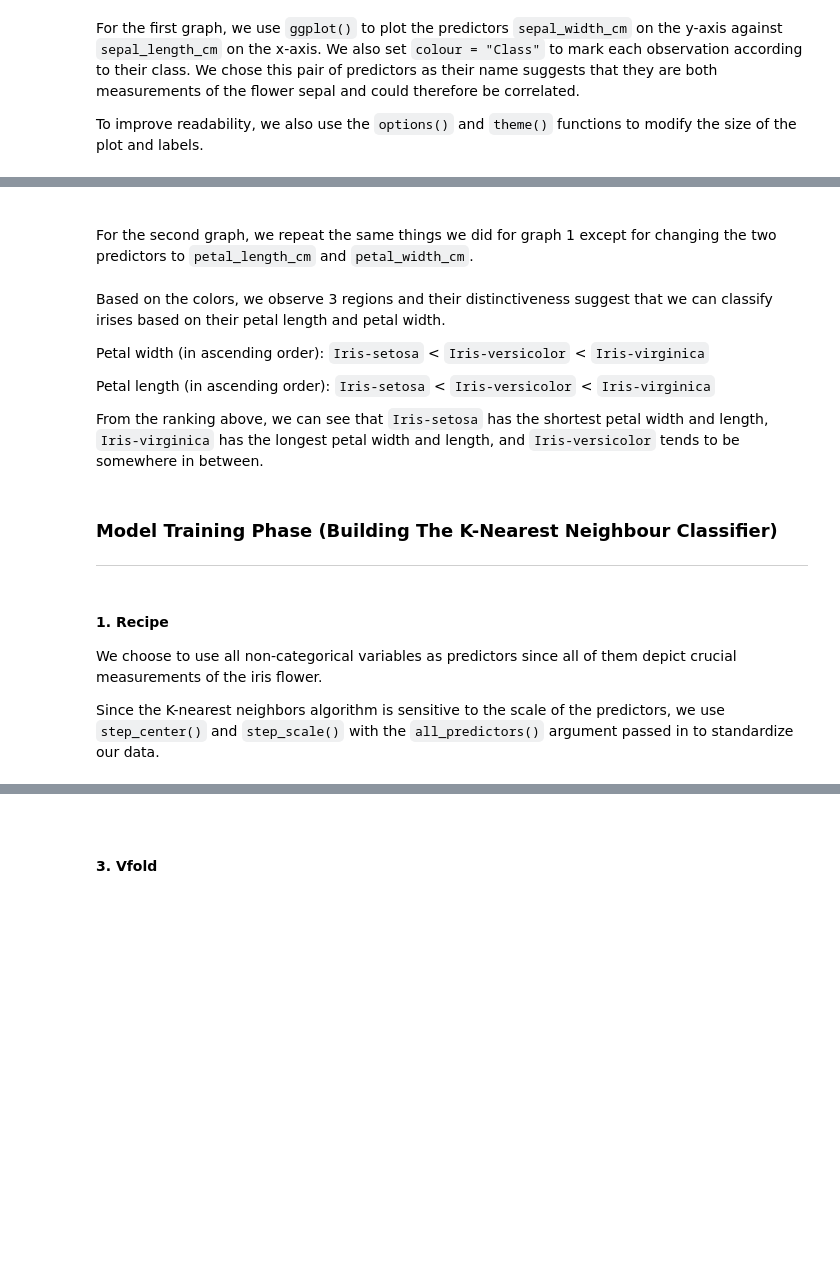
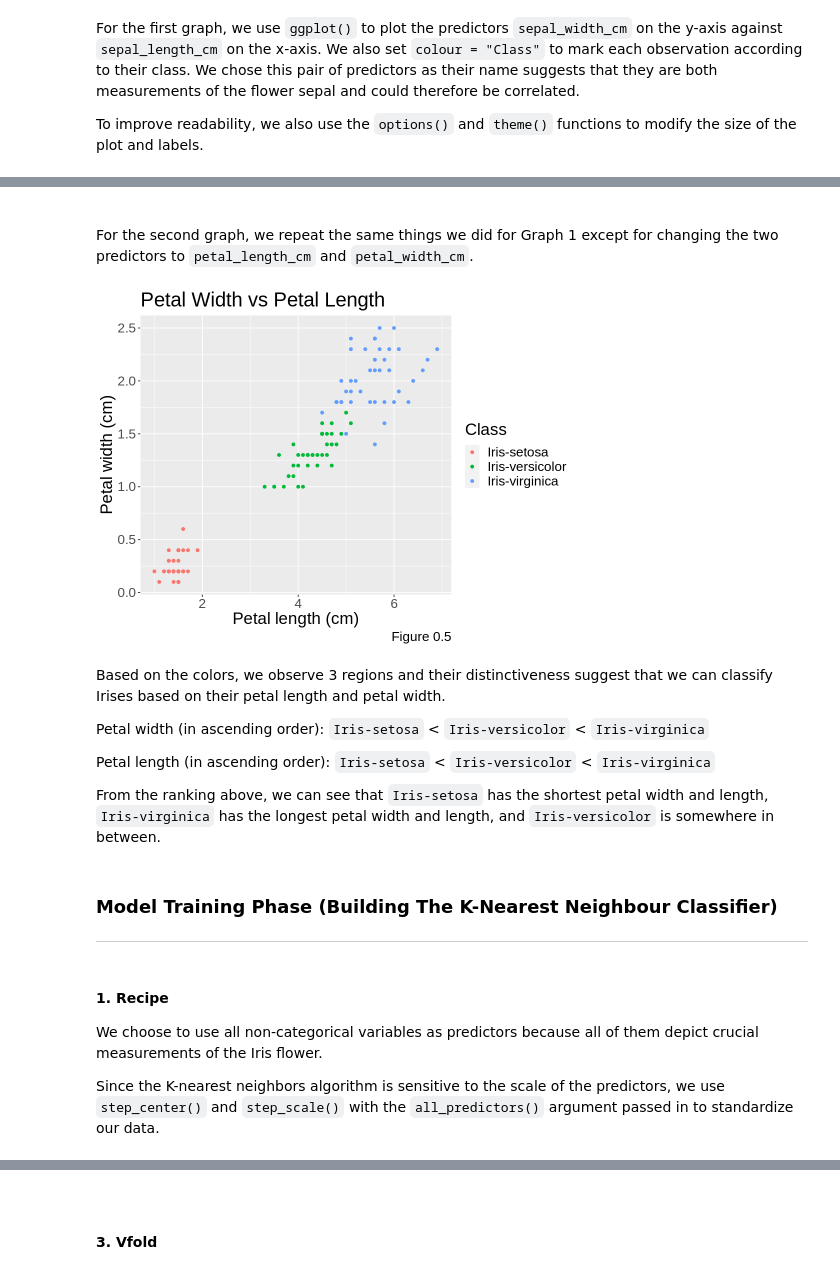
Before and after one commit to lhan0903/DSCI-100-Project-006-26, a Jupyter notebook: group-project-report.ipynb, the cells around one changed output, grey strips where cells are left out. Drawn from its saved outputs; the diff is of its cells as text; code cells hidden in the pictures; blank space fills up the shorter version.

```diff
--- a/group-project-report.ipynb
+++ b/group-project-report.ipynb
@@ -124,26 +169,28 @@ From the graph, we can see the red data points that represent the `Iris-setosa`
 # %% [markdown]
 <br>
 
-For the second graph, we repeat the same things we did for graph 1 except for changing the two predictors to `petal_length_cm` and `petal_width_cm`.
+For the second graph, we repeat the same things we did for Graph 1 except for changing the two predictors to `petal_length_cm` and `petal_width_cm`.
 # %%
 # Graph 2
 iris_plot_petal <- ggplot(data = iris_train,
                           aes(x = petal_length_cm, y = petal_width_cm , colour = class )) +
                     geom_point() +
                     labs(x = "Petal length (cm)", y = "Petal width (cm)",
-                         colour = "Class", caption = "Figure 1.2") +
+                         colour = "Class", caption = "Figure 0.5") +
                     ggtitle("Petal Width vs Petal Length") +
                     theme(text = element_text(size = 20))
 
 iris_plot_petal
+# %% [output]
+[figure, added]
 # %% [markdown]
-Based on the colors, we observe 3 regions and their distinctiveness suggest that we can classify irises based on their petal length and petal width.
+Based on the colors, we observe 3 regions and their distinctiveness suggest that we can classify Irises based on their petal length and petal width.
 
 Petal width (in ascending order): `Iris-setosa` < `Iris-versicolor` < `Iris-virginica`
 
 Petal length (in ascending order): `Iris-setosa` < `Iris-versicolor` < `Iris-virginica`
 
-From the ranking above, we can see that `Iris-setosa` has the shortest petal width and length, `Iris-virginica` has the longest petal width and length, and `Iris-versicolor` tends to be somewhere in between.
+From the ranking above, we can see that `Iris-setosa` has the shortest petal width and length, `Iris-virginica` has the longest petal width and length, and `Iris-versicolor` is somewhere in between.
 # %% [markdown]
 ### Model Training Phase (Building The K-Nearest Neighbour Classifier)
 
@@ -151,7 +198,7 @@ From the ranking above, we can see that `Iris-setosa` has the shortest petal wid
 # %% [markdown]
 #### 1. Recipe
 
-We choose to use all non-categorical variables as predictors since all of them depict crucial measurements of the iris flower.
+We choose to use all non-categorical variables as predictors because all of them depict crucial measurements of the Iris flower.
 
 Since the K-nearest neighbors algorithm is sensitive to the scale of the predictors, we use `step_center()` and `step_scale()` with the `all_predictors()` argument passed in to standardize our data.
 # %%
```
Also changed, not shown: parts of 41 cells of this notebook.
